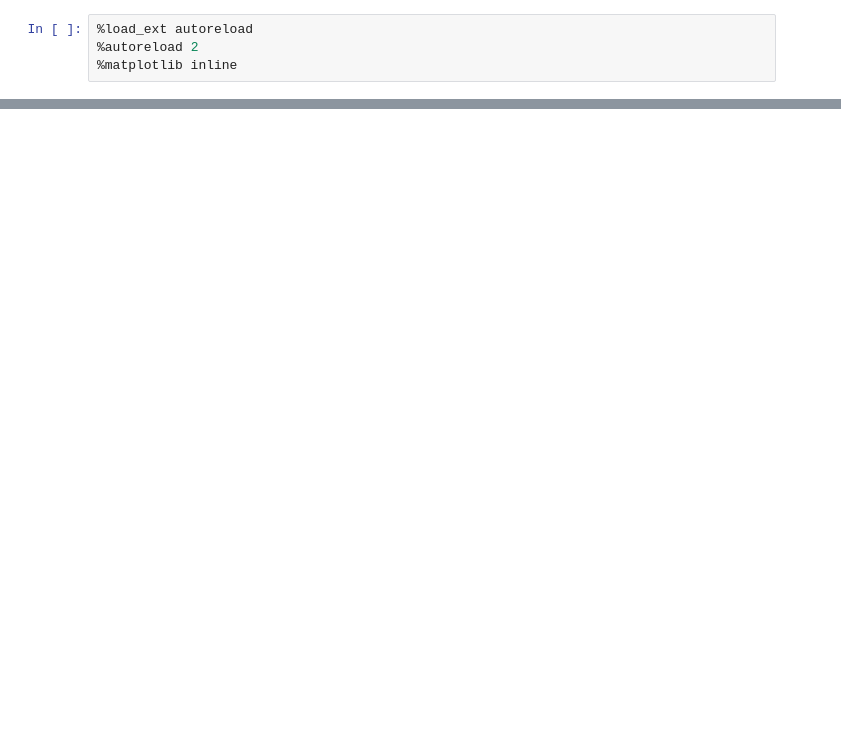
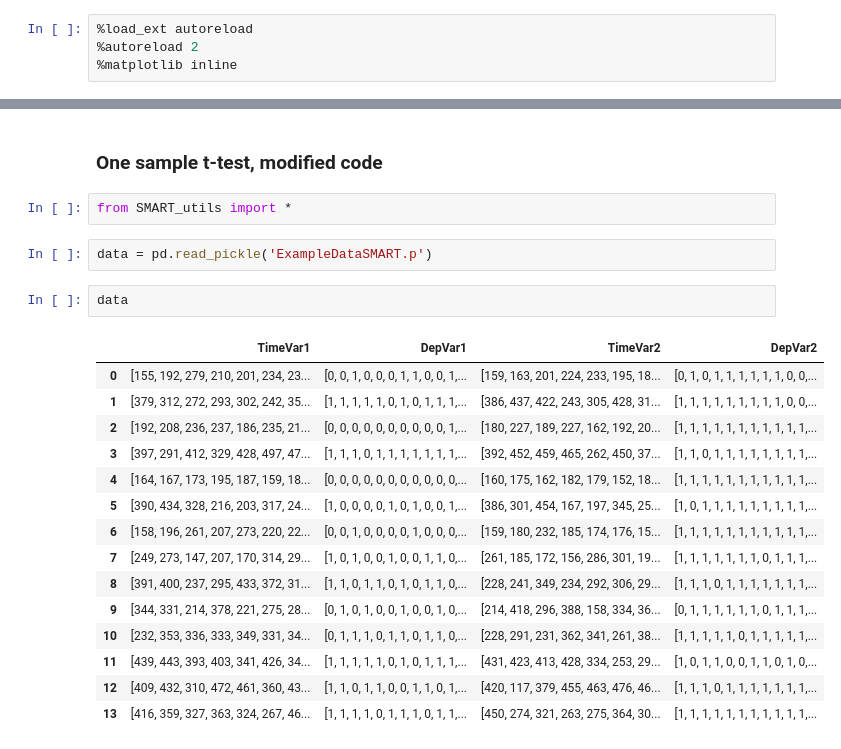
Before and after one commit to HanZhang-psych/SMART, a Jupyter notebook: testSMART.ipynb, the cells around one changed output, grey strips where cells are left out. Saved outputs shown, nothing was run; the diff lists cells and outputs as text; blank space fills up the shorter version.

```diff
--- a/testSMART.ipynb
+++ b/testSMART.ipynb
@@ -169,0 +87,24 @@ print(time.time() - t)
+# %% [markdown]
+### One sample t-test, modified code
+# %%
+from SMART_utils import *
+# %%
+data = pd.read_pickle('ExampleDataSMART.p')
+# %%
+data
+# %% [output]
+|  | TimeVar1 | DepVar1 | TimeVar2 | DepVar2 |
+| 0 | [155, 192, 279, 210, 201, 234, 23... | [0, 0, 1, 0, 0, 0, 1, 1, 0, 0, 1,... | [159, 163, 201, 224, 233, 195, 18... | [0, 1, 0, 1, 1, 1, 1, 1, 1, 0, 0,... |
+| 1 | [379, 312, 272, 293, 302, 242, 35... | [1, 1, 1, 1, 1, 0, 1, 0, 1, 1, 1,... | [386, 437, 422, 243, 305, 428, 31... | [1, 1, 1, 1, 1, 1, 1, 1, 1, 0, 0,... |
+| 2 | [192, 208, 236, 237, 186, 235, 21... | [0, 0, 0, 0, 0, 0, 0, 0, 0, 0, 1,... | [180, 227, 189, 227, 162, 192, 20... | [1, 1, 1, 1, 1, 1, 1, 1, 1, 1, 1,... |
+| 3 | [397, 291, 412, 329, 428, 497, 47... | [1, 1, 1, 0, 1, 1, 1, 1, 1, 1, 1,... | [392, 452, 459, 465, 262, 450, 37... | [1, 1, 0, 1, 1, 1, 1, 1, 1, 1, 1,... |
+| 4 | [164, 167, 173, 195, 187, 159, 18... | [0, 0, 0, 0, 0, 0, 0, 0, 0, 0, 0,... | [160, 175, 162, 182, 179, 152, 18... | [1, 1, 1, 1, 1, 1, 1, 1, 1, 1, 1,... |
+| 5 | [390, 434, 328, 216, 203, 317, 24... | [1, 0, 0, 0, 0, 1, 0, 1, 0, 0, 1,... | [386, 301, 454, 167, 197, 345, 25... | [1, 0, 1, 1, 1, 1, 1, 1, 1, 1, 1,... |
+| 6 | [158, 196, 261, 207, 273, 220, 22... | [0, 0, 1, 0, 0, 0, 0, 1, 0, 0, 0,... | [159, 180, 232, 185, 174, 176, 15... | [1, 1, 1, 1, 1, 1, 1, 1, 1, 1, 1,... |
+| 7 | [249, 273, 147, 207, 170, 314, 29... | [1, 0, 1, 0, 0, 1, 0, 0, 1, 1, 0,... | [261, 185, 172, 156, 286, 301, 19... | [1, 1, 1, 1, 1, 1, 1, 0, 1, 1, 1,... |
+| 8 | [391, 400, 237, 295, 433, 372, 31... | [1, 1, 0, 1, 1, 0, 1, 0, 1, 1, 0,... | [228, 241, 349, 234, 292, 306, 29... | [1, 1, 1, 0, 1, 1, 1, 1, 1, 1, 1,... |
+| 9 | [344, 331, 214, 378, 221, 275, 28... | [0, 1, 0, 1, 0, 0, 1, 0, 0, 1, 0,... | [214, 418, 296, 388, 158, 334, 36... | [0, 1, 1, 1, 1, 1, 1, 0, 1, 1, 1,... |
+| 10 | [232, 353, 336, 333, 349, 331, 34... | [0, 1, 1, 1, 0, 1, 1, 0, 1, 1, 0,... | [228, 291, 231, 362, 341, 261, 38... | [1, 1, 1, 1, 1, 0, 1, 1, 1, 1, 1,... |
+| 11 | [439, 443, 393, 403, 341, 426, 34... | [1, 1, 1, 1, 1, 0, 1, 0, 1, 1, 1,... | [431, 423, 413, 428, 334, 253, 29... | [1, 0, 1, 1, 0, 0, 1, 1, 0, 1, 0,... |
+| 12 | [409, 432, 310, 472, 461, 360, 43... | [1, 1, 0, 1, 1, 0, 0, 1, 1, 0, 1,... | [420, 117, 379, 455, 463, 476, 46... | [1, 1, 1, 0, 1, 1, 1, 1, 1, 1, 1,... |
+| 13 | [416, 359, 327, 363, 324, 267, 46... | [1, 1, 1, 1, 0, 1, 1, 1, 0, 1, 1,... | [450, 274, 321, 263, 275, 364, 30... | [1, 1, 1, 1, 1, 1, 1, 1, 1, 1, 1,... |
```
Also changed, not shown: parts of 32 cells of this notebook, 5 other files.
